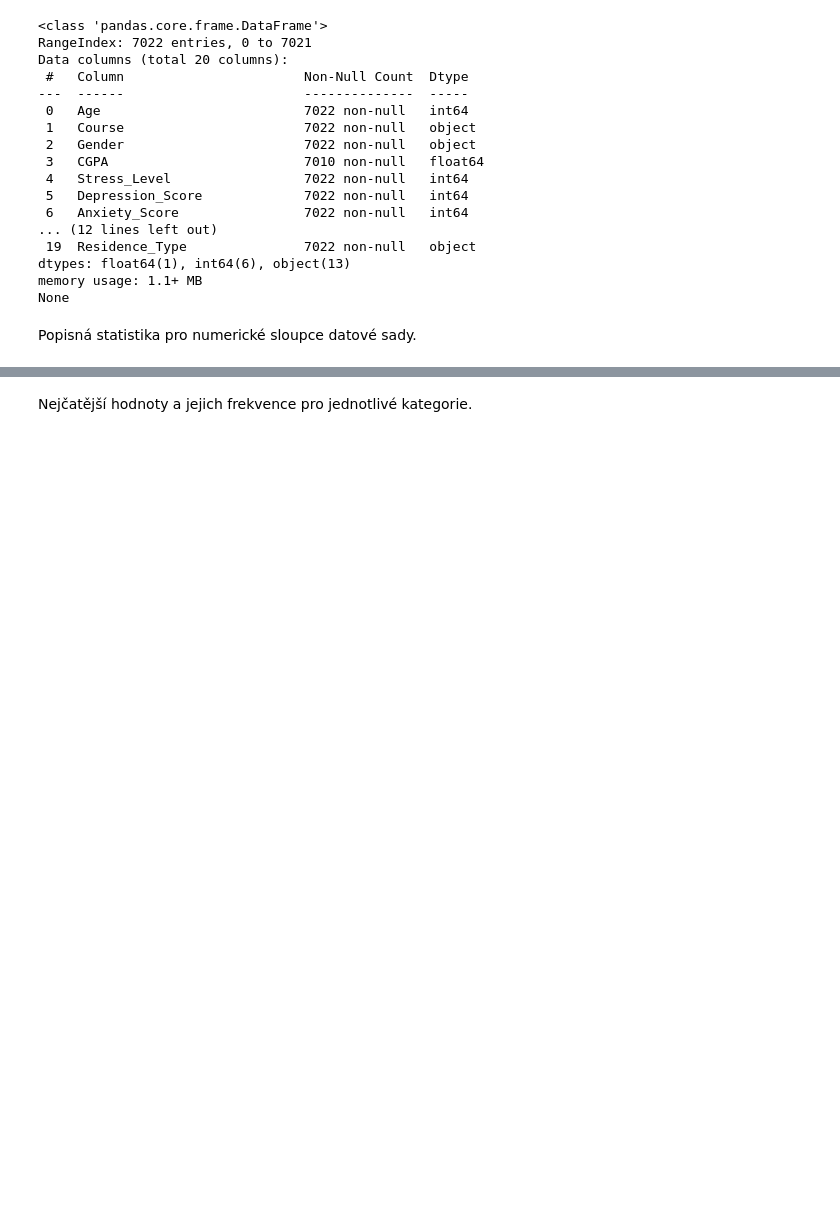
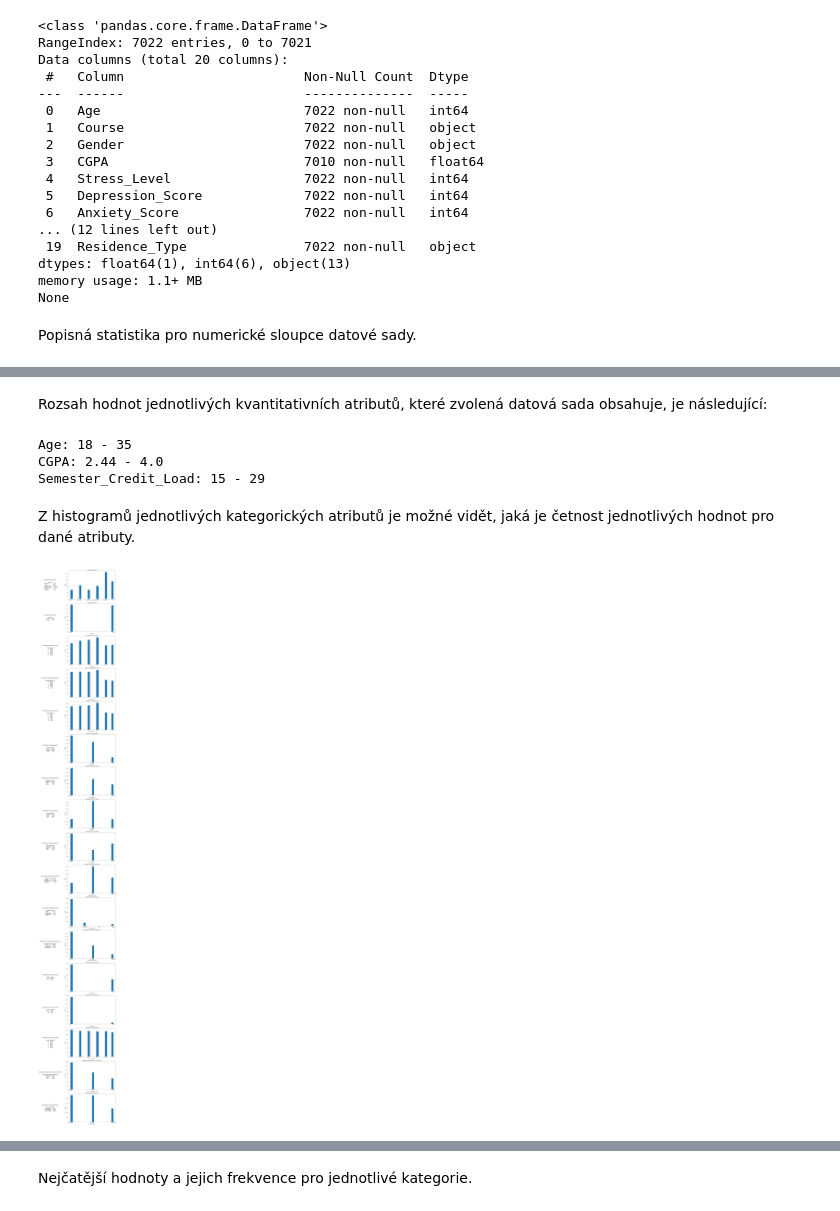
Before and after one commit to jakubKuznik/UPA-project, a Jupyter notebook: Project-2/exploratory_analysis.ipynb, the cells around one changed output, grey strips where cells are left out. Drawn from its saved outputs; the diff is of its cells as text; code cells hidden in the pictures; blank space fills up the shorter version.

```diff
--- a/Project-2/exploratory_analysis.ipynb
+++ b/Project-2/exploratory_analysis.ipynb
@@ -53,0 +147,5 @@ Popisná statistika pro numerické sloupce datové sady.
+# %%
+# Print the attributes and their values for the excluded columns
+for col, values in sorted_unique_values_array:
+    if col in categorical_attributes:
+        print(f"{col}: [{', '.join(map(str, values))}]")
@@ -53,0 +170,45 @@ Popisná statistika pro numerické sloupce datové sady.
+# %% [markdown]
+Rozsah hodnot jednotlivých kvantitativních atributů, které zvolená datová sada obsahuje, je následující:
+# %%
+# Print the attributes and their values for the excluded columns
+for col, values in sorted_unique_values_array:
+    if col in kvantitative_attributes:
+        print(f"{col}: {', '.join(map(str, values))}")
+# %% [output]
+Age: 18 - 35
+CGPA: 2.44 - 4.0
+Semester_Credit_Load: 15 - 29
+# %% [markdown]
+Z histogramů jednotlivých kategorických atributů je možné vidět, jaká je četnost jednotlivých hodnot pro dané atributy.
+# %%
+num_cols = 2
+num_rows = len(categorical_attributes)
+
+df_with_nan_string = df.map(lambda x: 'NaN' if pd.isna(x) else x)
+
+# Create a 1x2 grid
+fig = plt.figure(figsize=(15, 6*len(categorical_attributes)))
+gs = gridspec.GridSpec(len(categorical_attributes), 2, width_ratios=[1, 2])
+
+# Iterate over the columns to plot
+for i, col in enumerate(categorical_attributes):
+    description = df_with_nan_string[col].value_counts().to_string()
+    string_title = f"Description of {col}:\n\n" + description
+    ax0 = plt.subplot(gs[i, 0])
+    ax0.text(0.5, 0.5, string_title,
+             horizontalalignment='center', verticalalignment='center', fontsize=14)
+    ax0.axis('off')  # Turn off the axis
+
+    # Plot histogram in the second column
+    ax1 = plt.subplot(gs[i, 1])
+    ax1.set_title(f'Histogram of {col}')
+    ax1.hist(df_with_nan_string[col], bins=20, alpha=1)
+    ax1.set_xlabel(col)
+    ax1.set_ylabel('Count')
+    # plt.yscale('log')
+
+# Adjust layout
+plt.tight_layout()
+plt.show()
+# %% [output]
+[figure, added]
```
Also changed, not shown: parts of 70 cells of this notebook.
